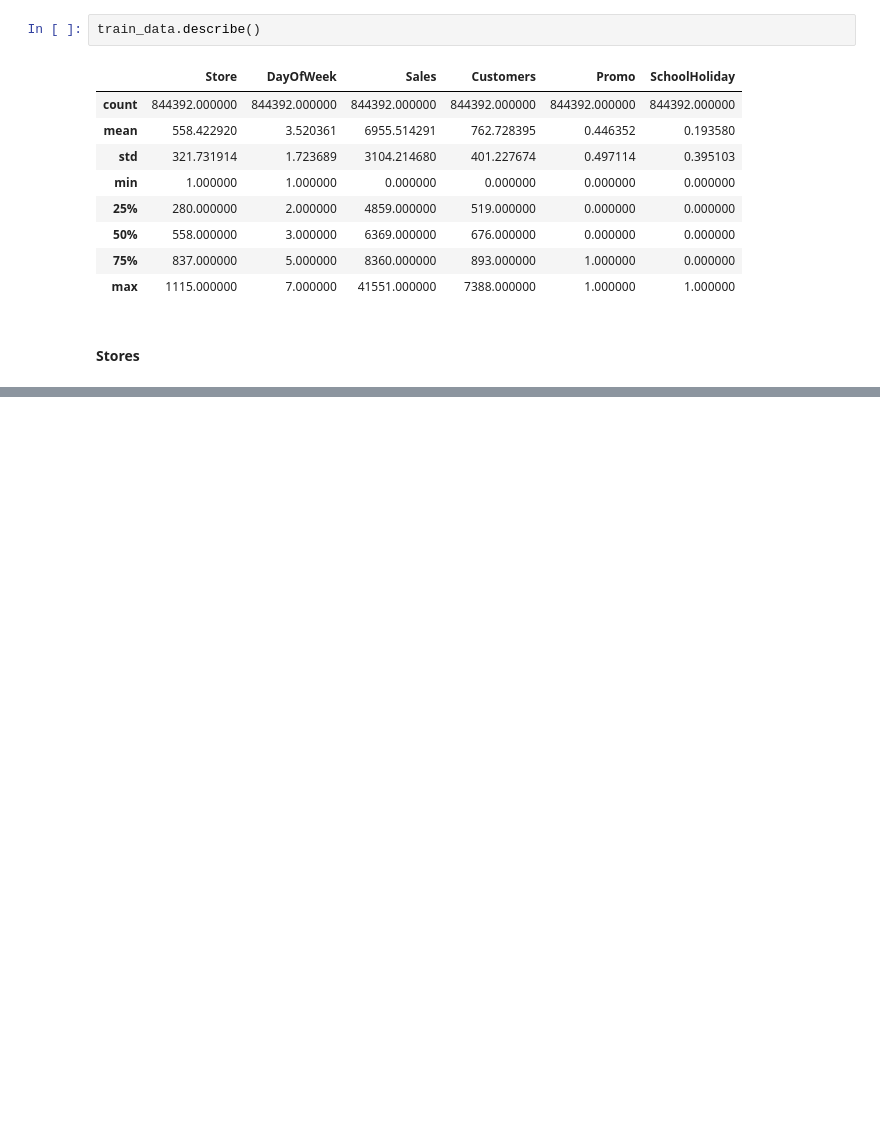
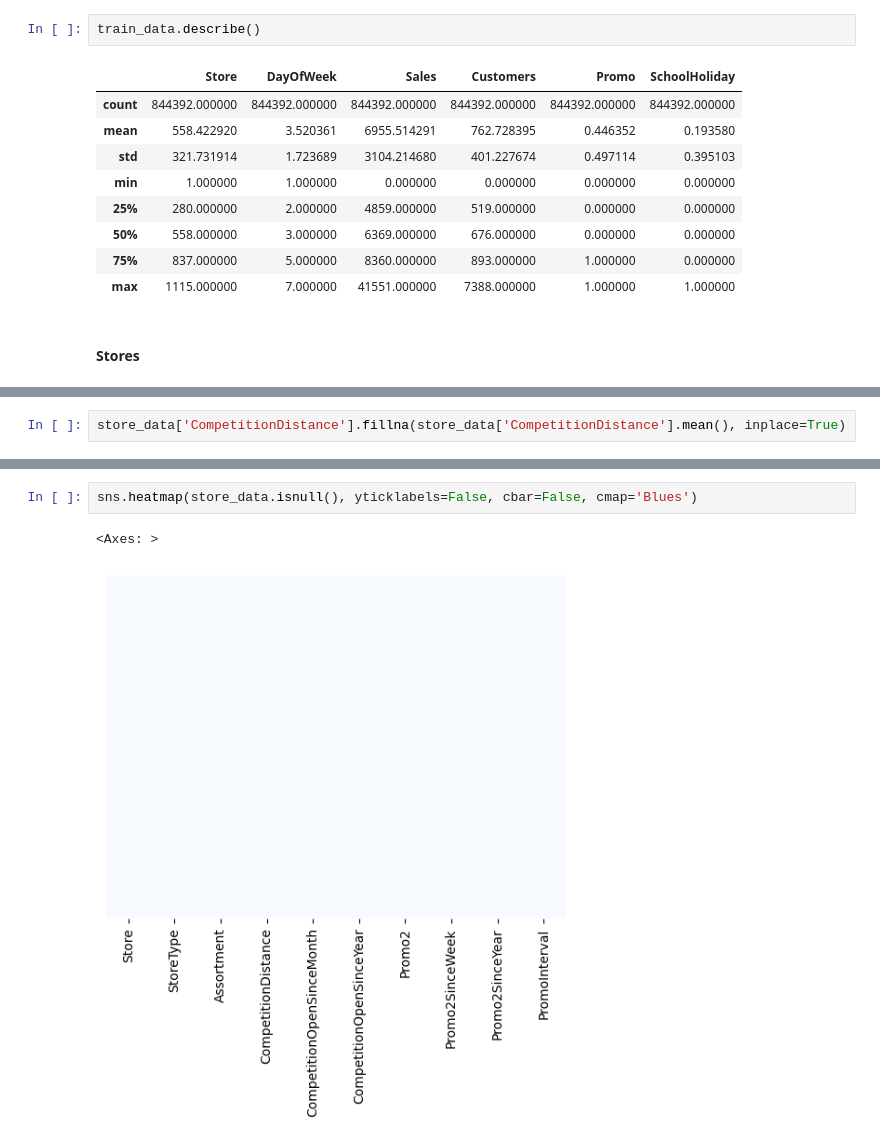
Before and after one commit to Briankipkemboi78/datascience, a Jupyter notebook: Future Sales/sales.ipynb, the cells around one changed output, grey strips where cells are left out. Drawn from its saved outputs; the diff is of its cells as text; blank space fills up the shorter version.

```diff
--- a/Future Sales/sales.ipynb
+++ b/Future Sales/sales.ipynb
@@ -158,0 +222,2 @@ train_data.describe()
+# %%
+store_data['CompetitionDistance'].fillna(store_data['CompetitionDistance'].mean(), inplace=True)
@@ -158,0 +231,5 @@ train_data.describe()
+# %%
+sns.heatmap(store_data.isnull(), yticklabels=False, cbar=False, cmap='Blues')
+# %% [output]
+<Axes: >
+[figure, added]
```
Also changed, not shown: parts of 21 cells of this notebook.
